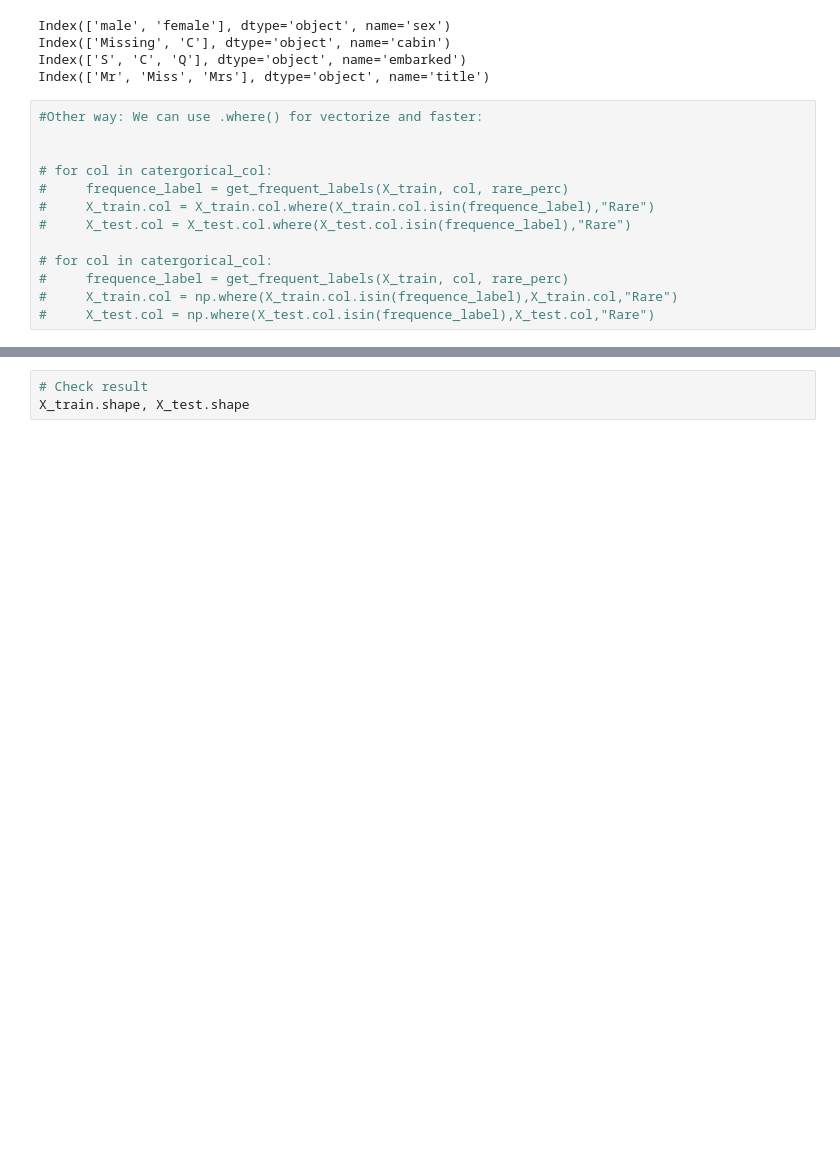
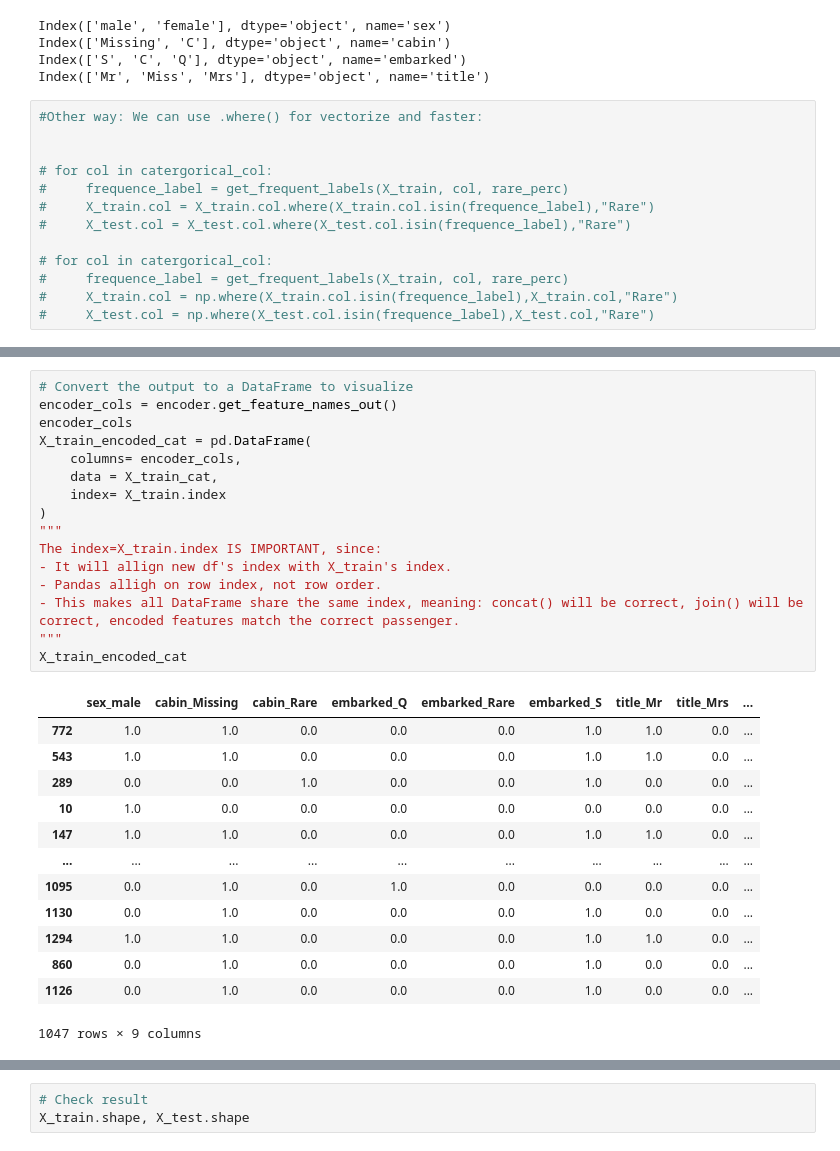
Before and after one commit to larrydinh/DataMining, a Jupyter notebook: Exercise_3_4_ExampleDataMiningPipeline.ipynb, the cells around one changed output, grey strips where cells are left out. Drawn from its saved outputs; the diff is of its cells as text; blank space fills up the shorter version.

```diff
--- a/Exercise_3_4_ExampleDataMiningPipeline.ipynb
+++ b/Exercise_3_4_ExampleDataMiningPipeline.ipynb
@@ -551,2 +551,32 @@ from sklearn.preprocessing import OneHotEncoder
+# %%
+# Convert the output to a DataFrame to visualize
+encoder_cols = encoder.get_feature_names_out()
+encoder_cols
+X_train_encoded_cat = pd.DataFrame(
+    columns= encoder_cols,
+    data = X_train_cat,
+    index= X_train.index
+)
+"""
+The index=X_train.index IS IMPORTANT, since:
+- It will allign new df's index with X_train's index.
+- Pandas alligh on row index, not row order.
+- This makes all DataFrame share the same index, meaning: concat() will be correct, join() will be correct, encoded features match the correct passenger.
+"""
+X_train_encoded_cat
+# %% [output]
+|  | sex_male | cabin_Missing | cabin_Rare | embarked_Q | embarked_Rare | embarked_S | title_Mr | title_Mrs | ... |
+| 772 | 1.0 | 1.0 | 0.0 | 0.0 | 0.0 | 1.0 | 1.0 | 0.0 | ... |
+| 543 | 1.0 | 1.0 | 0.0 | 0.0 | 0.0 | 1.0 | 1.0 | 0.0 | ... |
+| 289 | 0.0 | 0.0 | 1.0 | 0.0 | 0.0 | 1.0 | 0.0 | 0.0 | ... |
+| 10 | 1.0 | 0.0 | 0.0 | 0.0 | 0.0 | 0.0 | 0.0 | 0.0 | ... |
+| 147 | 1.0 | 1.0 | 0.0 | 0.0 | 0.0 | 1.0 | 1.0 | 0.0 | ... |
+| ... | ... | ... | ... | ... | ... | ... | ... | ... | ... |
+| 1095 | 0.0 | 1.0 | 0.0 | 1.0 | 0.0 | 0.0 | 0.0 | 0.0 | ... |
+| 1130 | 0.0 | 1.0 | 0.0 | 0.0 | 0.0 | 1.0 | 0.0 | 0.0 | ... |
+| 1294 | 1.0 | 1.0 | 0.0 | 0.0 | 0.0 | 1.0 | 1.0 | 0.0 | ... |
+| 860 | 0.0 | 1.0 | 0.0 | 0.0 | 0.0 | 1.0 | 0.0 | 0.0 | ... |
+| 1126 | 0.0 | 1.0 | 0.0 | 0.0 | 0.0 | 1.0 | 0.0 | 0.0 | ... |
+1047 rows × 9 columns
 # %%
 # we use the same encoder we fit on training data, because some categories may be missing in the test data resulting in different encoding dictionary
```
Also changed, not shown: parts of 18 cells of this notebook.
